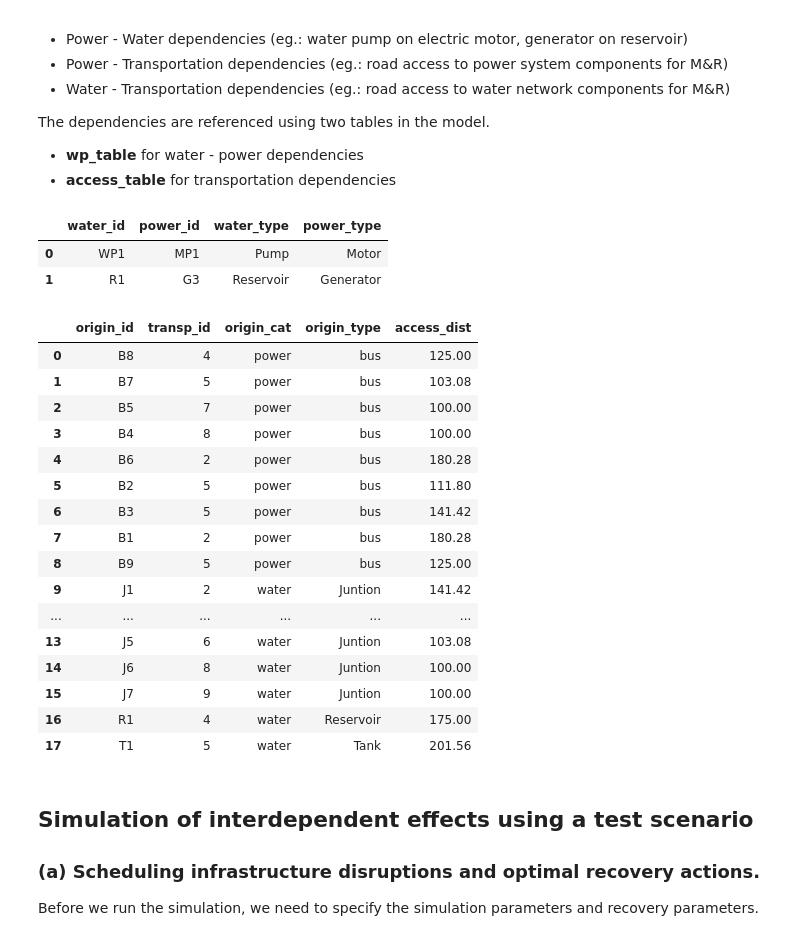
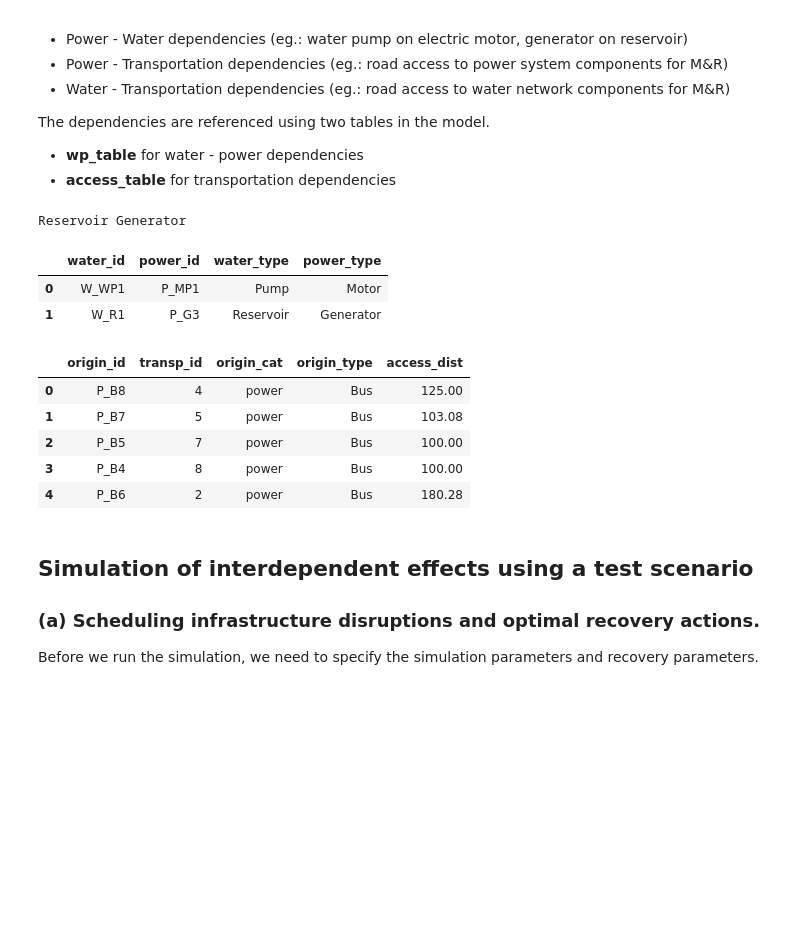
Before and after one commit to srijithbalakrishnan/dreaminsg-integrated-model, a Jupyter notebook: notebooks/demo.ipynb, the cells around one changed output. Cells and saved outputs as stored; diff of their text form; code cells hidden in the pictures; blank space fills up the shorter version.

```diff
--- a/notebooks/demo.ipynb
+++ b/notebooks/demo.ipynb
@@ -82,38 +97,28 @@ The dependencies are referenced using two tables in the model.
 - **wp_table** for water - power dependencies
 - **access_table** for transportation dependencies
 # %%
-net1_deps = DependencyTable()
+dependency_table = DependencyTable()
 
 #water - power dependencies stored to wp_table
-net1_deps.add_pump_motor_coupling(water_id='WP1', power_id='MP1', motor_mw=pn.motor.pn_mech_mw[pn.motor.name == 'MP1'].values[0], pm_efficiency=1.0)
-net1_deps.add_gen_reserv_coupling(water_id='R1', power_id='G3', gen_mw=1, gr_efficiency=1.0)
-net1_deps.wp_table.head()
+dependency_table.add_pump_motor_coupling(water_id='W_WP1', power_id='P_MP1')
+dependency_table.add_gen_reserv_coupling(water_id='W_R1', power_id='P_G3')
+dependency_table.wp_table.head()
 # %% [output]
+Reservoir Generator
 |  | water_id | power_id | water_type | power_type |
-| 0 | WP1 | MP1 | Pump | Motor |
-| 1 | R1 | G3 | Reservoir | Generator |
+| 0 | W_WP1 | P_MP1 | Pump | Motor |
+| 1 | W_R1 | P_G3 | Reservoir | Generator |
 # %%
 #transportation access dependencies saved to access_table
-net1_deps.add_transpo_access(integrated_graph)
-net1_deps.access_table
+dependency_table.add_transpo_access(integrated_graph)
+dependency_table.access_table.head()
 # %% [output]
 |  | origin_id | transp_id | origin_cat | origin_type | access_dist |
-| 0 | B8 | 4 | power | bus | 125.00 |
-| 1 | B7 | 5 | power | bus | 103.08 |
-| 2 | B5 | 7 | power | bus | 100.00 |
-| 3 | B4 | 8 | power | bus | 100.00 |
-| 4 | B6 | 2 | power | bus | 180.28 |
-| 5 | B2 | 5 | power | bus | 111.80 |
-| 6 | B3 | 5 | power | bus | 141.42 |
-| 7 | B1 | 2 | power | bus | 180.28 |
-| 8 | B9 | 5 | power | bus | 125.00 |
-| 9 | J1 | 2 | water | Juntion | 141.42 |
-| ... | ... | ... | ... | ... | ... |
-| 13 | J5 | 6 | water | Juntion | 103.08 |
-| 14 | J6 | 8 | water | Juntion | 100.00 |
-| 15 | J7 | 9 | water | Juntion | 100.00 |
-| 16 | R1 | 4 | water | Reservoir | 175.00 |
-| 17 | T1 | 5 | water | Tank | 201.56 |
+| 0 | P_B8 | 4 | power | Bus | 125.00 |
+| 1 | P_B7 | 5 | power | Bus | 103.08 |
+| 2 | P_B5 | 7 | power | Bus | 100.00 |
+| 3 | P_B4 | 8 | power | Bus | 100.00 |
+| 4 | P_B6 | 2 | power | Bus | 180.28 |
 # %% [markdown]
 ## Simulation of interdependent effects using a test scenario
 ### (a) Scheduling infrastructure disruptions and optimal recovery actions.
```
Also changed, not shown: parts of 13 cells of this notebook, 43 other files.
